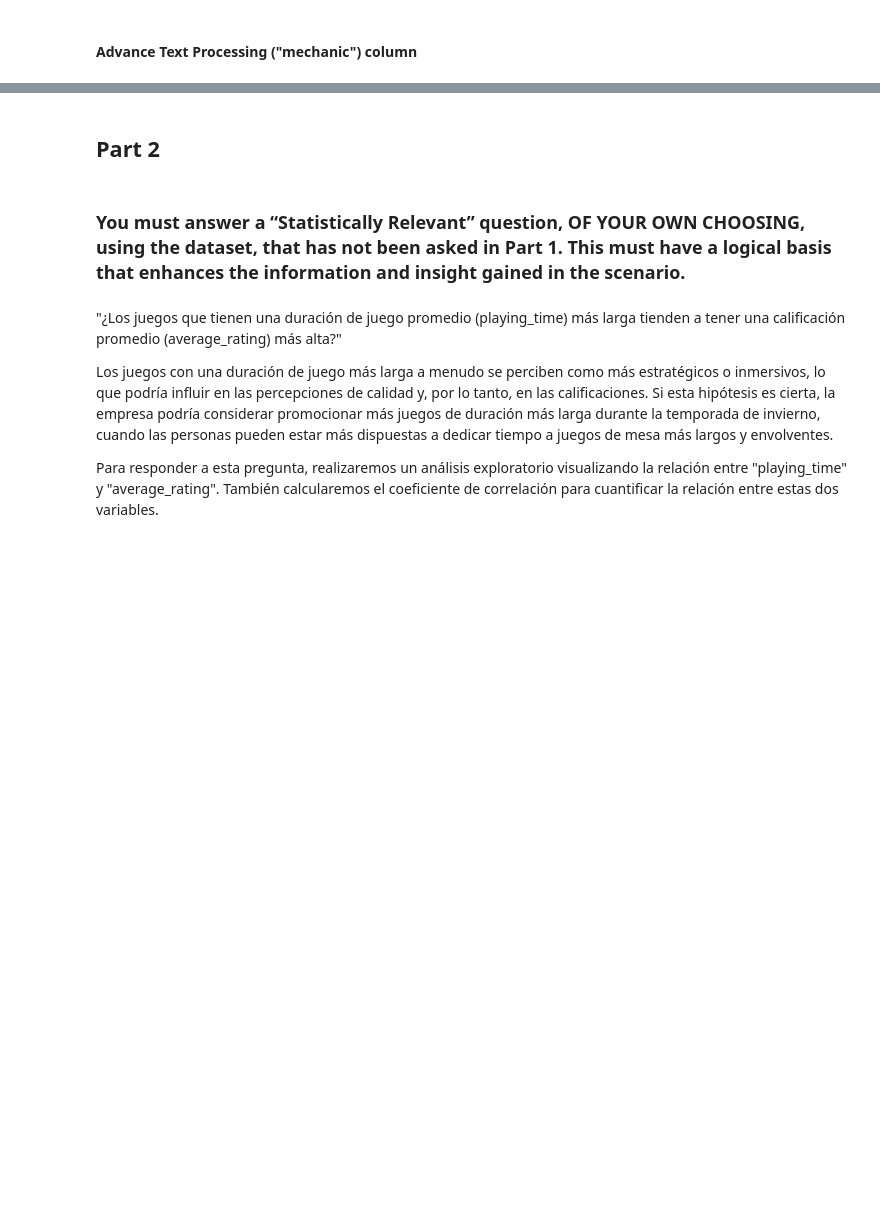
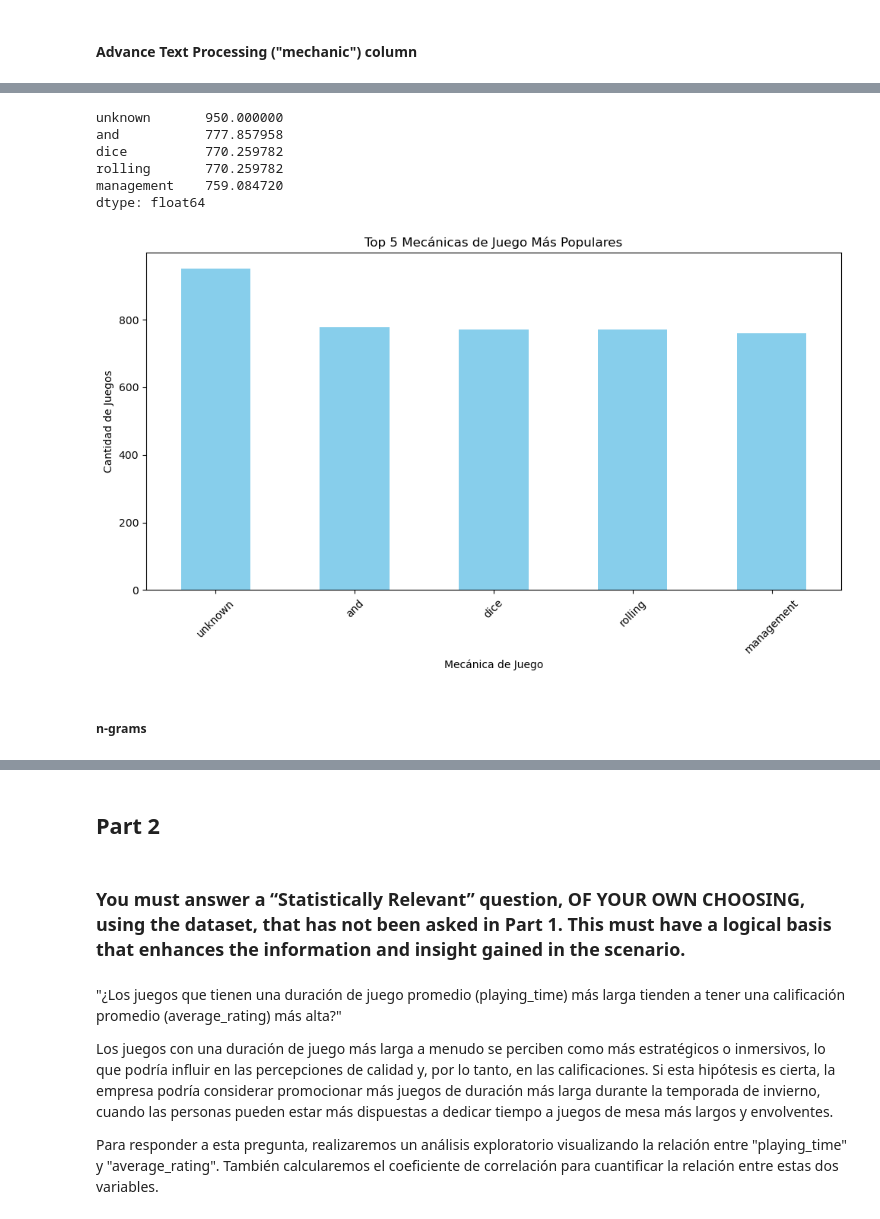
Before and after one commit to FJGM2023015/CA1_DVis_HDip_Lvl8-, a Jupyter notebook: Francisco_Gorigoitia_DVisHDip_CA1.ipynb, the cells around one changed output, grey strips where cells are left out. Saved outputs shown, nothing was run; the diff lists cells and outputs as text; code cells hidden in the pictures; blank space fills up the shorter version.

```diff
--- a/Francisco_Gorigoitia_DVisHDip_CA1.ipynb
+++ b/Francisco_Gorigoitia_DVisHDip_CA1.ipynb
@@ -1169,0 +849,16 @@ top_5_mechanics
+# %%
+from sklearn.feature_extraction.text import TfidfVectorizer
+
+# Convert the tokenized column back to string format
+mechanic_string = mechanic_tokenized.apply(' '.join)
+
+# Instantiate the TF-IDF Vectorizer
+tfidf_vectorizer = TfidfVectorizer()
+
+# Fit and transform the 'mechanic' column with TF-IDF Vectorizer
+X_tfidf = tfidf_vectorizer.fit_transform(mechanic_string)
+
+# Convert the sparse matrix to a dataframe for visualization
+df_tfidf = pd.DataFrame(X_tfidf.toarray(), columns=tfidf_vectorizer.get_feature_names_out())
+
+df_tfidf.head()
@@ -1169,0 +873,28 @@ top_5_mechanics
+# %%
+# Sumar las columnas para obtener la importancia total de cada categoría
+tfidf_top_5_mechanic = df_tfidf.sum().sort_values(ascending=False)
+tfidf_top_5_mechanic.head(5)
+# %% [output]
+unknown       950.000000
+and           777.857958
+dice          770.259782
+rolling       770.259782
+management    759.084720
+dtype: float64
+# %%
+# Obtener los top 5
+mechanic_top_5 = tfidf_top_5_mechanic.head(5)
+
+# Crear el gráfico
+plt.figure(figsize=(10,6))
+mechanic_top_5.plot(kind='bar', color='skyblue')
+plt.title('Top 5 Mecánicas de Juego Más Populares')
+plt.ylabel('Cantidad de Juegos')
+plt.xlabel('Mecánica de Juego')
+plt.xticks(rotation=45)
+plt.tight_layout()
+plt.show()
+# %% [output]
+[figure, added]
+# %% [markdown]
+##### n-grams
```
Also changed, not shown: parts of 66 cells of this notebook.
